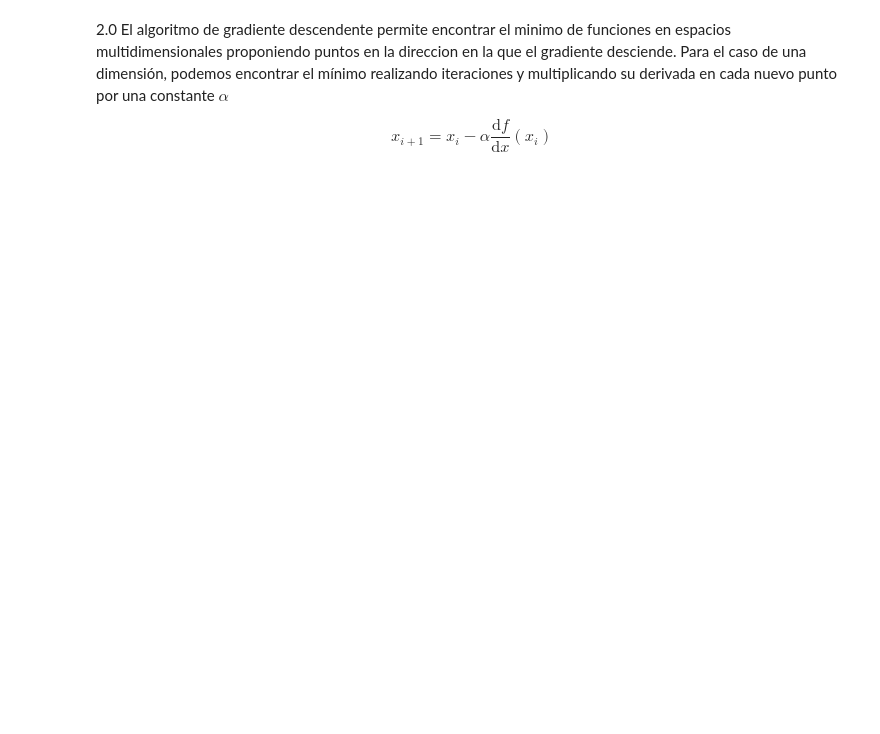
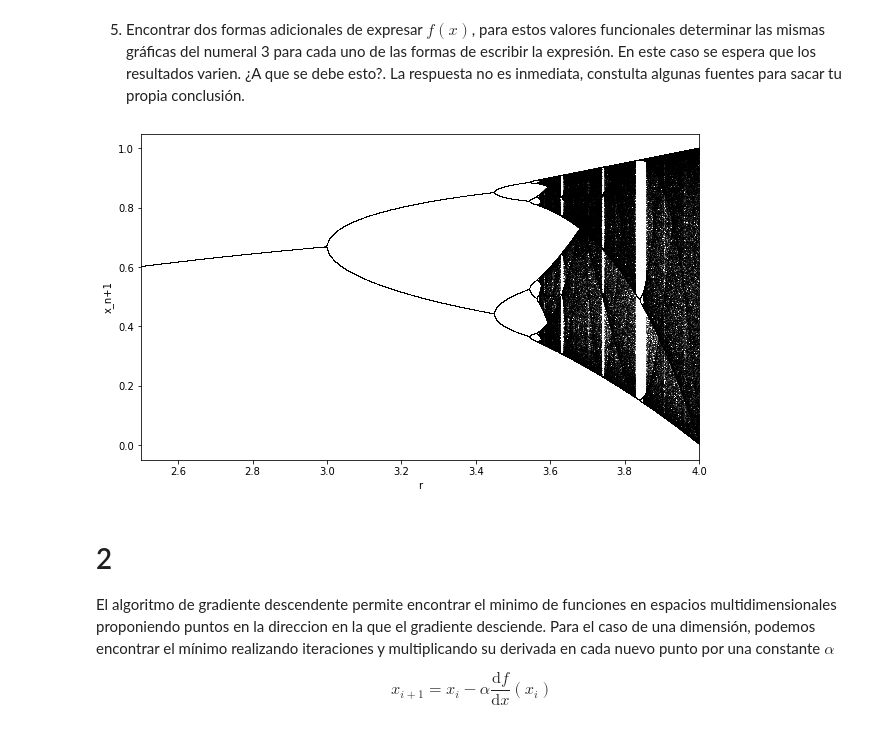
Before and after one commit to pabloudea/Metodos_Computacionales_taller, a Jupyter notebook: Students/Restrepo_385/Lab03_Algoritmia_y_graficacion.ipynb, the cells around one changed output. Drawn from its saved outputs; the diff is of its cells as text; code cells hidden in the pictures; blank space fills up the shorter version.

```diff
--- a/Students/Restrepo_385/Lab03_Algoritmia_y_graficacion.ipynb
+++ b/Students/Restrepo_385/Lab03_Algoritmia_y_graficacion.ipynb
@@ -54,0 +100,20 @@ for i in range(0, Np):
+# %%
+#se redefine la función logist map para que sea funcional con el código a probar entregado en el enunciado:
+def logist_map(r, xi, N):
+  x = np.zeros(N)
+  x[0] = xi
+  for i in range(1, N):
+    x[i] = r*x[i-1]*(1-x[i-1])
+  return x
+
+Np = 1000
+#xfA = np.zeros(Np)
+xf = np.zeros(Np)
+r = np.linspace(2.5, 4, Np)
+xiniA = np.random.random(Np)
+for i in range(0, Np):
+  xini = np.random.random(Np)
+  x_i = logist_map(r=r[i], xi=xini[i], N=1000)
+  xf[i] = x_i[-1]
+  #x_iA = logist_map(r=r[i], xi=xiniA[i], N=10000)
+  #xfA[i] = x_iA[-1]
@@ -55,5 +138,50 @@ for i in range(0, Np):
+# %% [markdown]
+5. Encontrar dos formas adicionales de expresar $f(x)$, para estos valores funcionales determinar las mismas gráficas del numeral 3 para cada uno de las formas de escribir la expresión. En este caso se espera que los resultados varien. ¿A que se debe esto?. La respuesta no es inmediata, constulta algunas fuentes para sacar tu propia conclusión.
+# %%
+import numpy as np
+import matplotlib.pyplot as plt
+
+# Definir la función del mapa logístico
+def logistic_map(x, r):
+    return r * x * (1 - x)
+
+# Configurar los parámetros del gráfico
+r_min = 2.5
+r_max = 4.0
+r_steps = 10000
+x_steps = 100
+x_init = 0.5
+num_iters = 1000
+
+# Crear un arreglo de valores de r para evaluar el mapa logístico
+r_vals = np.linspace(r_min, r_max, r_steps)
+
+# Crear un arreglo para almacenar los valores de x_n+1 para cada valor de r
+x_vals = np.zeros((r_steps, x_steps))
+
+# Calcular los valores de x_n+1 para cada valor de r
+for i in range(r_steps):
+    r = r_vals[i]
+    x = x_init
+    for j in range(num_iters):
+        x = logistic_map(x, r)
+    for j in range(x_steps):
+        x = logistic_map(x, r)
+        x_vals[i,j] = x
+
+# Graficar los valores de x_n+1 en función de r
+fig, ax = plt.subplots(figsize=(10,6))
+for i in range(x_steps):
+    ax.plot(r_vals, x_vals[:,i], ',', color='black', alpha=0.5)
+ax.set_xlim([r_min, r_max])
+ax.set_xlabel('r')
+ax.set_ylabel('x_n+1')
+plt.show()
+# %% [output]
+[figure, added]
 # %% [markdown]
-2.0 El algoritmo de gradiente descendente permite encontrar el minimo de funciones en espacios multidimensionales proponiendo puntos en la direccion en la que el gradiente desciende. Para el caso de una dimensión, podemos encontrar el mínimo realizando iteraciones y multiplicando su derivada en cada nuevo punto por una constante $\alpha$
+# 2
+El algoritmo de gradiente descendente permite encontrar el minimo de funciones en espacios multidimensionales proponiendo puntos en la direccion en la que el gradiente desciende. Para el caso de una dimensión, podemos encontrar el mínimo realizando iteraciones y multiplicando su derivada en cada nuevo punto por una constante $\alpha$
 
 \begin{equation}
 x_{i+1}=x_i - \alpha \frac{\mathrm{d}f}{\mathrm{d}x}(x_i)
```
Also changed, not shown: parts of 15 cells of this notebook.
